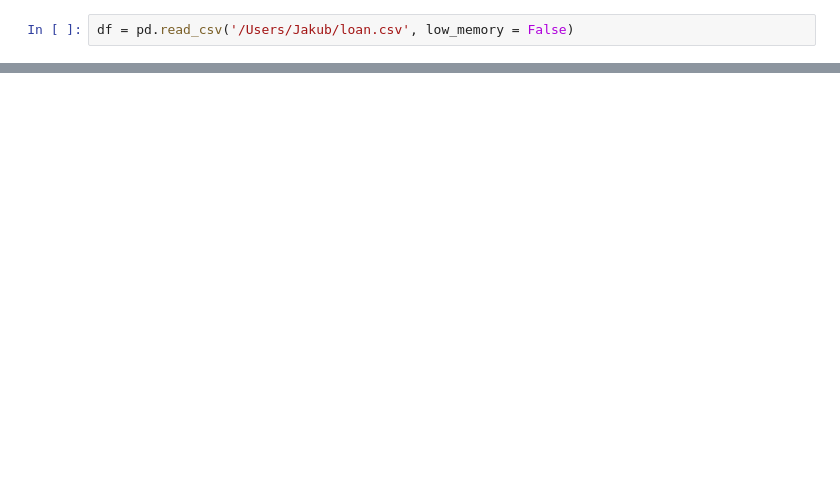
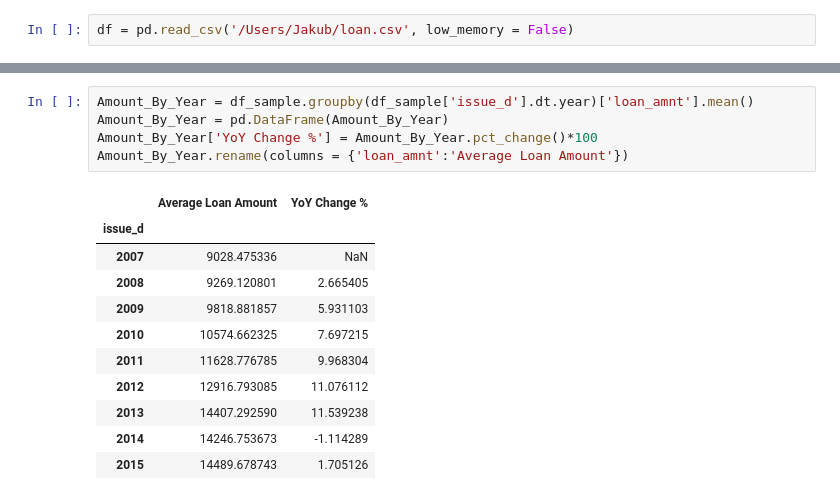
Before and after one commit to bowerboy/MIS-373-Adv-Data-Analytics-Project, a Jupyter notebook: Project.ipynb, the cells around one changed output, grey strips where cells are left out. Cells and saved outputs as stored; diff of their text form; blank space fills up the shorter version.

```diff
--- a/Project.ipynb
+++ b/Project.ipynb
@@ -195,0 +199,17 @@ plt.show()
+# %%
+Amount_By_Year = df_sample.groupby(df_sample['issue_d'].dt.year)['loan_amnt'].mean()
+Amount_By_Year = pd.DataFrame(Amount_By_Year)
+Amount_By_Year['YoY Change %'] = Amount_By_Year.pct_change()*100
+Amount_By_Year.rename(columns = {'loan_amnt':'Average Loan Amount'})
+# %% [output]
+|  | Average Loan Amount | YoY Change % |
+| issue_d |  |  |
+| 2007 | 9028.475336 | NaN |
+| 2008 | 9269.120801 | 2.665405 |
+| 2009 | 9818.881857 | 5.931103 |
+| 2010 | 10574.662325 | 7.697215 |
+| 2011 | 11628.776785 | 9.968304 |
+| 2012 | 12916.793085 | 11.076112 |
+| 2013 | 14407.292590 | 11.539238 |
+| 2014 | 14246.753673 | -1.114289 |
+| 2015 | 14489.678743 | 1.705126 |
```
Also changed, not shown: parts of 14 cells of this notebook.
